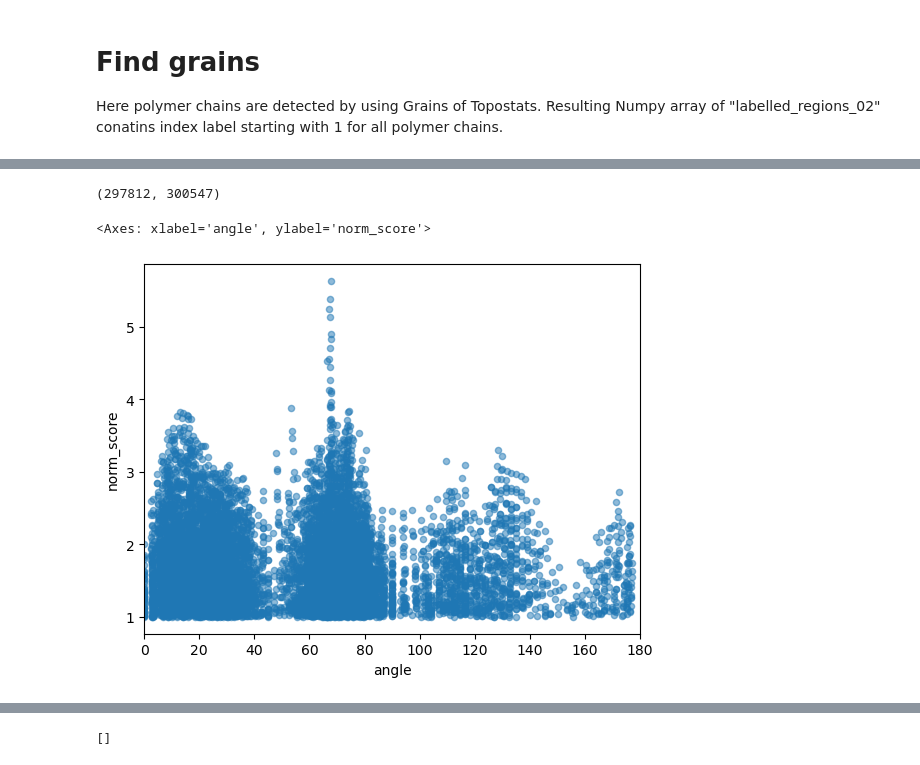
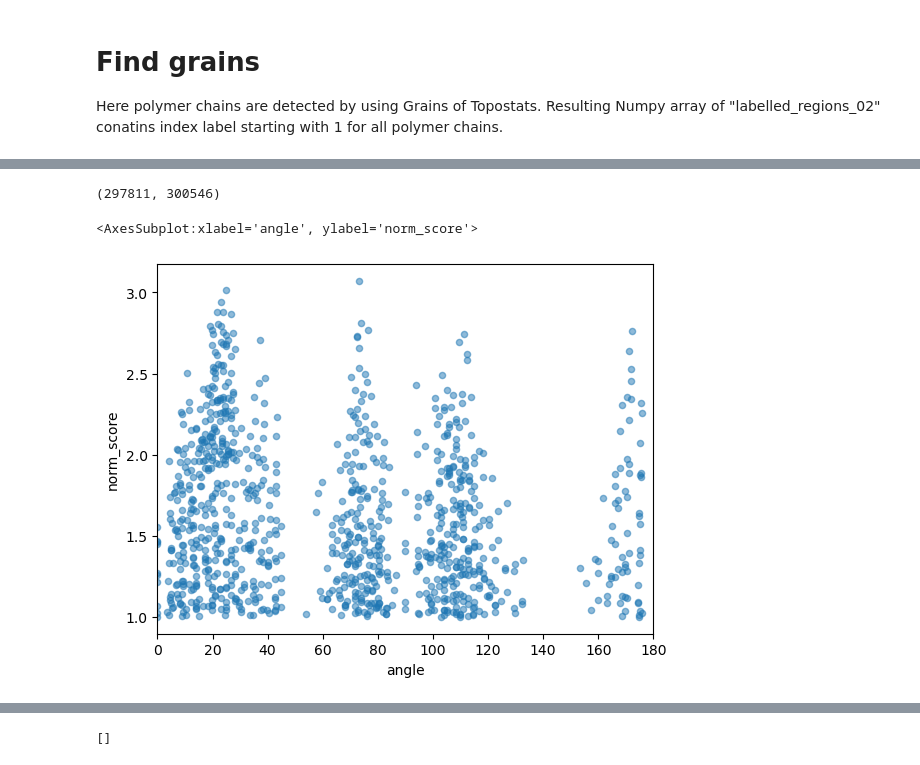
Before and after one commit to iobataya/line_detection, a Jupyter notebook: Find_linear_part_notebook.ipynb, the cells around one changed output, grey strips where cells are left out. Cells and saved outputs as stored; diff of their text form; code cells hidden in the pictures.

```diff
--- a/Find_linear_part_notebook.ipynb
+++ b/Find_linear_part_notebook.ipynb
@@ -175,7 +171,7 @@ from linemol import Molecule, LineDetection, Line
 # %%
 labelled = grains.directions["above"]["labelled_regions_02"]
 source = filtered_image.images["gaussian_filtered"]
-config = {"min_len":10, "max_len":300,"allowed_empty":1}
+config = {"min_len":10, "max_len":200,"allowed_empty":2}
 
 ld = LineDetection(labelled, source, **config)
 # %%
@@ -263,9 +238,9 @@ plt.imshow(overlaid)
 # %%
 ld.line_cache_hit
 # %% [output]
-(297812, 300547)
+(297811, 300546)
 # %%
-ld.score_df[:].plot.scatter(x="angle", y='norm_score', alpha=0.5, xlim=(0,180))
+ld.score_df[0:1000].plot.scatter(x="angle", y='norm_score', alpha=0.5, xlim=(0,180))
 # %% [output]
-<Axes: xlabel='angle', ylabel='norm_score'>
+<AxesSubplot:xlabel='angle', ylabel='norm_score'>
-[figure, old version]
+[figure, new version]
```
Also changed, not shown: parts of 42 cells of this notebook, 1 other file.
